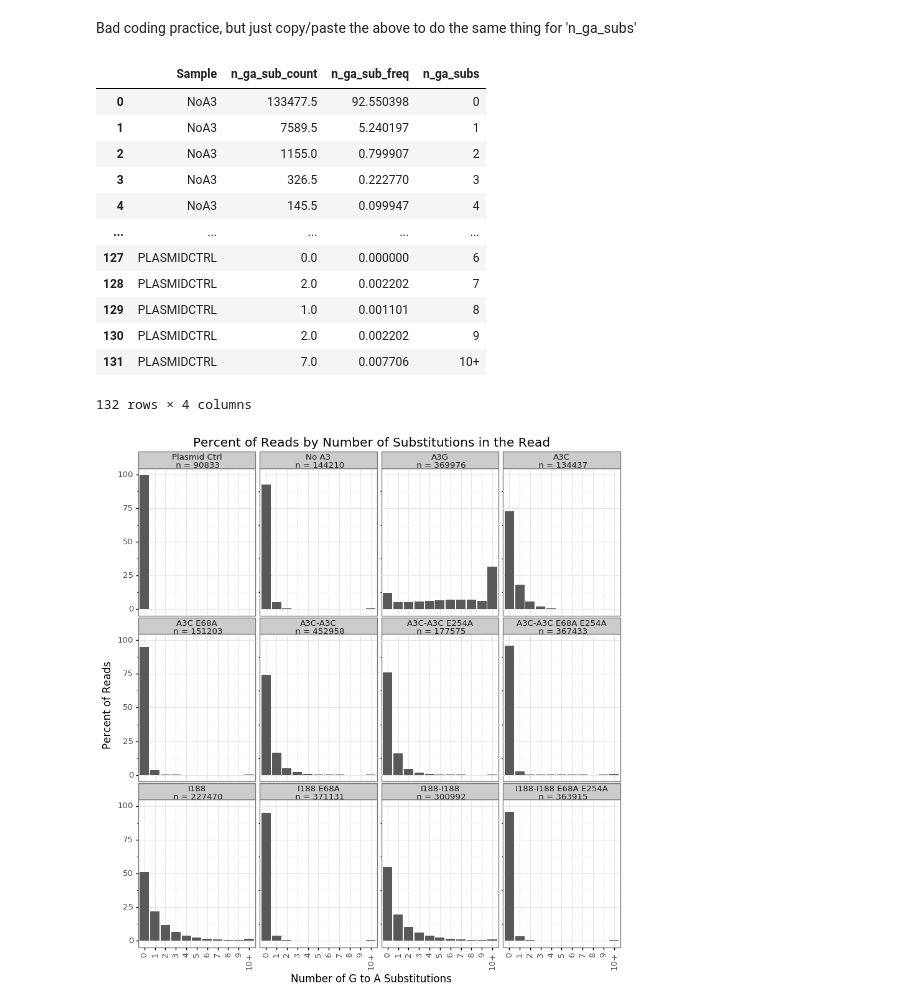
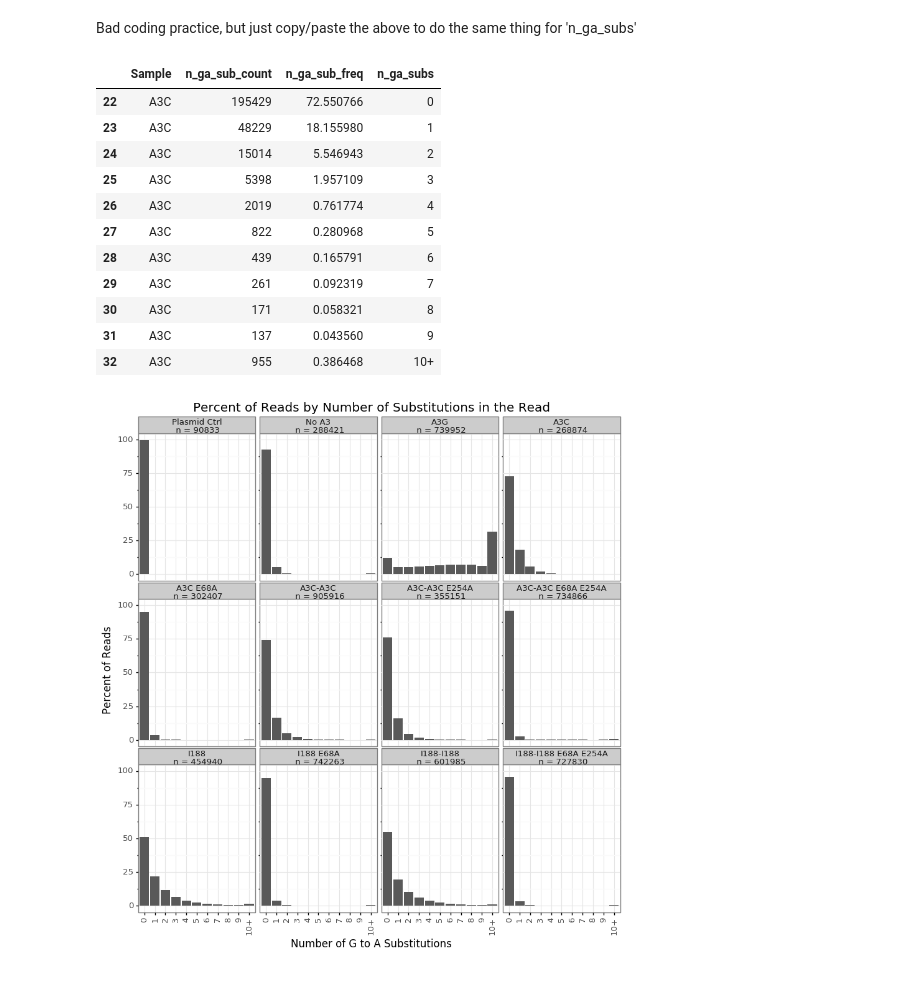
Before and after one commit to jbloomlab/SuperRestrictionFactor_Hypermutation, a Jupyter notebook: analysis_notebook.ipynb, the cells around one changed output. Cells and saved outputs as stored; diff of their text form; code cells hidden in the pictures.

```diff
--- a/analysis_notebook.ipynb
+++ b/analysis_notebook.ipynb
@@ -900,47 +886,49 @@ for sample in df_samplenames:
     for i in range(0, 10):
         if i in sample_df['n_ga_subs'].to_list():
             idx = sample_df.index[sample_df['n_ga_subs'] == i][0]
             sample_binned_dict[str(i)] = sample_df.at[idx, 'n_ga_sub_count']
         else:
             sample_binned_dict[str(i)] = 0
     sample_binned_dict['10+'] = sum(sample_df[sample_df['n_ga_subs'] >= 10]['n_ga_sub_count'])
     assert(sum(sample_df['n_ga_sub_count']) == sum(sample_binned_dict.values()))
     sample_binned_df = pd.DataFrame.from_dict(sample_binned_dict, orient='index').reset_index().rename(columns={'index': 'n_ga_subs', 0: 'n_ga_sub_count'})
     sample_binned_df['n_ga_sub_freq'] = sample_binned_df['n_ga_sub_count'] / sum(sample_binned_df['n_ga_sub_count']) * 100
     sample_binned_df['Sample'] = [sample.split('-')[0]]*len(sample_binned_df)
     if sample == 'PLASMIDCTRL':
         plasmid_binned_df = sample_binned_df
     elif '-1' in sample:
         rep1_ga_sub_counts_df = rep1_ga_sub_counts_df.append(sample_binned_df, ignore_index=True)
     elif '-2' in sample:
         rep2_ga_sub_counts_df = rep2_ga_sub_counts_df.append(sample_binned_df, ignore_index=True)
     else:
         print(f'Invalid sample name {sample}')
         break
 
 reps_ga_concat = pd.concat((rep1_ga_sub_counts_df, rep2_ga_sub_counts_df))
 ga_by_row_index = reps_ga_concat.groupby(reps_ga_concat.index)
-reps_ga_avg = ga_by_row_index.mean()
+reps_ga_avg = pd.DataFrame()
+reps_ga_avg['n_ga_sub_freq'] = ga_by_row_index['n_ga_sub_freq'].mean()
+reps_ga_avg['n_ga_sub_count'] = ga_by_row_index['n_ga_sub_count'].sum()
 reps_ga_avg['n_ga_subs'] = rep1_ga_sub_counts_df['n_ga_subs']
 reps_ga_avg['Sample'] = rep1_ga_sub_counts_df['Sample']
 
+
 all_ga_sub_counts_df = pd.concat((reps_ga_avg, plasmid_binned_df), ignore_index=True, sort=True)
 
-display(all_ga_sub_counts_df)
+display(all_ga_sub_counts_df[all_ga_sub_counts_df['Sample'] == 'A3C'])
 # %% [output]
 |  | Sample | n_ga_sub_count | n_ga_sub_freq | n_ga_subs |
-| 0 | NoA3 | 133477.5 | 92.550398 | 0 |
-| 1 | NoA3 | 7589.5 | 5.240197 | 1 |
-| 2 | NoA3 | 1155.0 | 0.799907 | 2 |
-| 3 | NoA3 | 326.5 | 0.222770 | 3 |
-| 4 | NoA3 | 145.5 | 0.099947 | 4 |
-| ... | ... | ... | ... | ... |
-| 127 | PLASMIDCTRL | 0.0 | 0.000000 | 6 |
-| 128 | PLASMIDCTRL | 2.0 | 0.002202 | 7 |
-| 129 | PLASMIDCTRL | 1.0 | 0.001101 | 8 |
-| 130 | PLASMIDCTRL | 2.0 | 0.002202 | 9 |
-| 131 | PLASMIDCTRL | 7.0 | 0.007706 | 10+ |
+| 22 | A3C | 195429 | 72.550766 | 0 |
+| 23 | A3C | 48229 | 18.155980 | 1 |
+| 24 | A3C | 15014 | 5.546943 | 2 |
+| 25 | A3C | 5398 | 1.957109 | 3 |
+| 26 | A3C | 2019 | 0.761774 | 4 |
+| 27 | A3C | 822 | 0.280968 | 5 |
+| 28 | A3C | 439 | 0.165791 | 6 |
+| 29 | A3C | 261 | 0.092319 | 7 |
+| 30 | A3C | 171 | 0.058321 | 8 |
+| 31 | A3C | 137 | 0.043560 | 9 |
+| 32 | A3C | 955 | 0.386468 | 10+ |
-132 rows × 4 columns
 # %%
 facet_dict_ga = {'PLASMIDCTRL': f"Plasmid Ctrl\n n = {int(sum(all_ga_sub_counts_df[all_ga_sub_counts_df['Sample'] == 'PLASMIDCTRL']['n_ga_sub_count']))}",
               'NoA3': f"No A3\n n = {int(sum(all_ga_sub_counts_df[all_ga_sub_counts_df['Sample'] == 'NoA3']['n_ga_sub_count']))}",
```
Also changed, not shown: parts of 12 cells of this notebook, 1 other file.
